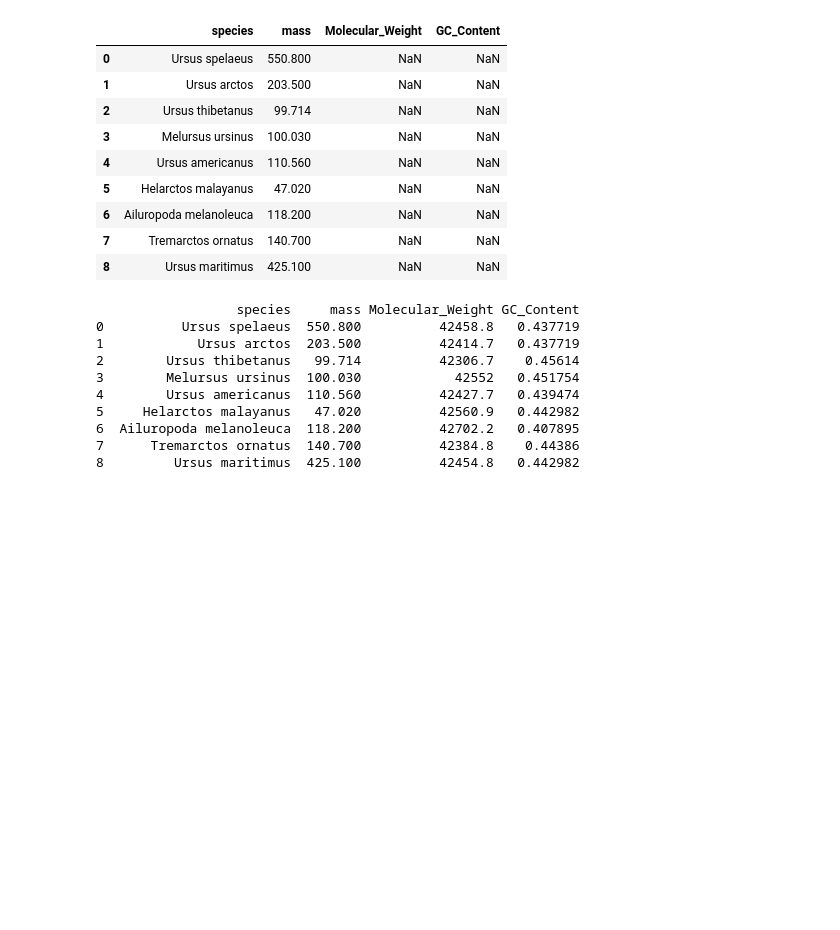
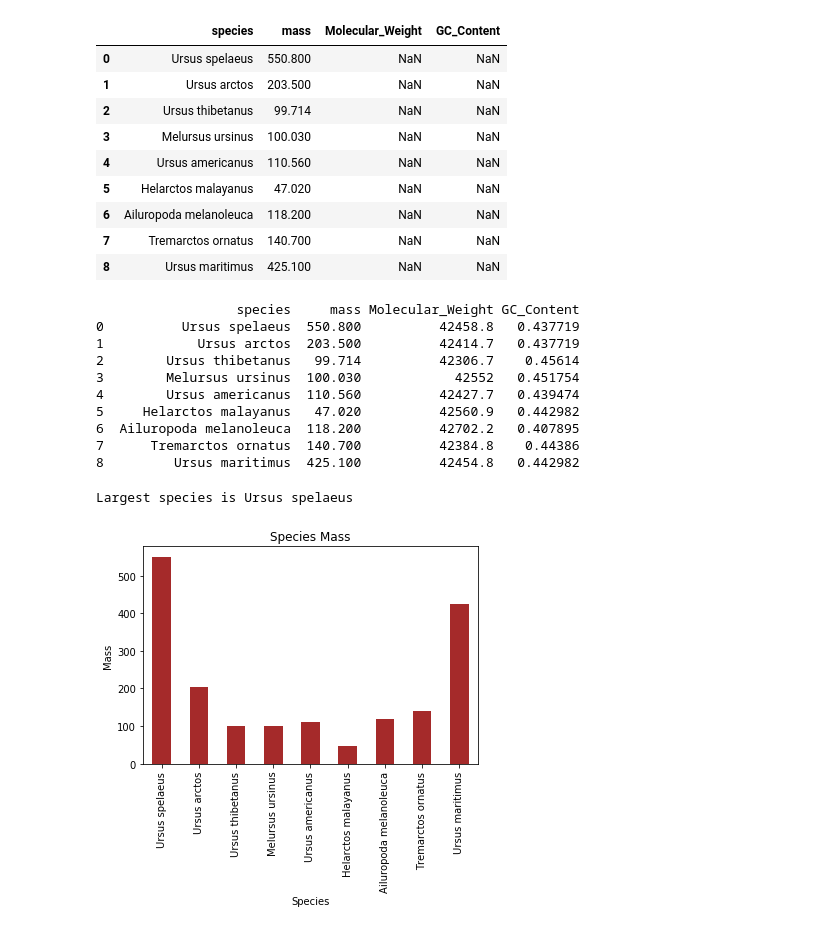
Before and after one commit to michaelpmurphy/BCB546X_Python_Assignment, a Jupyter notebook: Python_Project.ipynb, the cells around one changed output. Saved outputs shown, nothing was run; the diff lists cells and outputs as text; code cells hidden in the pictures; blank space fills up the shorter version.

Commit message:
Added graphs

```diff
--- a/Python_Project.ipynb
+++ b/Python_Project.ipynb
@@ -117,3 +114,13 @@ print(bears_df)
 ## 11 - BONUS ##
 ## What else can we do with this dataset in Python?
 ## Add functions or anything that might be interesting and fun. (optional)
+# %%
+species_mass = bears_df.set_index('species').mass
+# %%
+mass_plot = species_mass.plot(kind='bar',title='Species Mass', color='brown')
+mass_plot.set_ylabel("Mass")
+mass_plot.set_xlabel("Species")
+# Largest species is Ursus spelaeus
+# %% [output]
+Largest species is Ursus spelaeus
+[figure, added]
```
Also changed, not shown: parts of 14 cells of this notebook, 1 other file.
